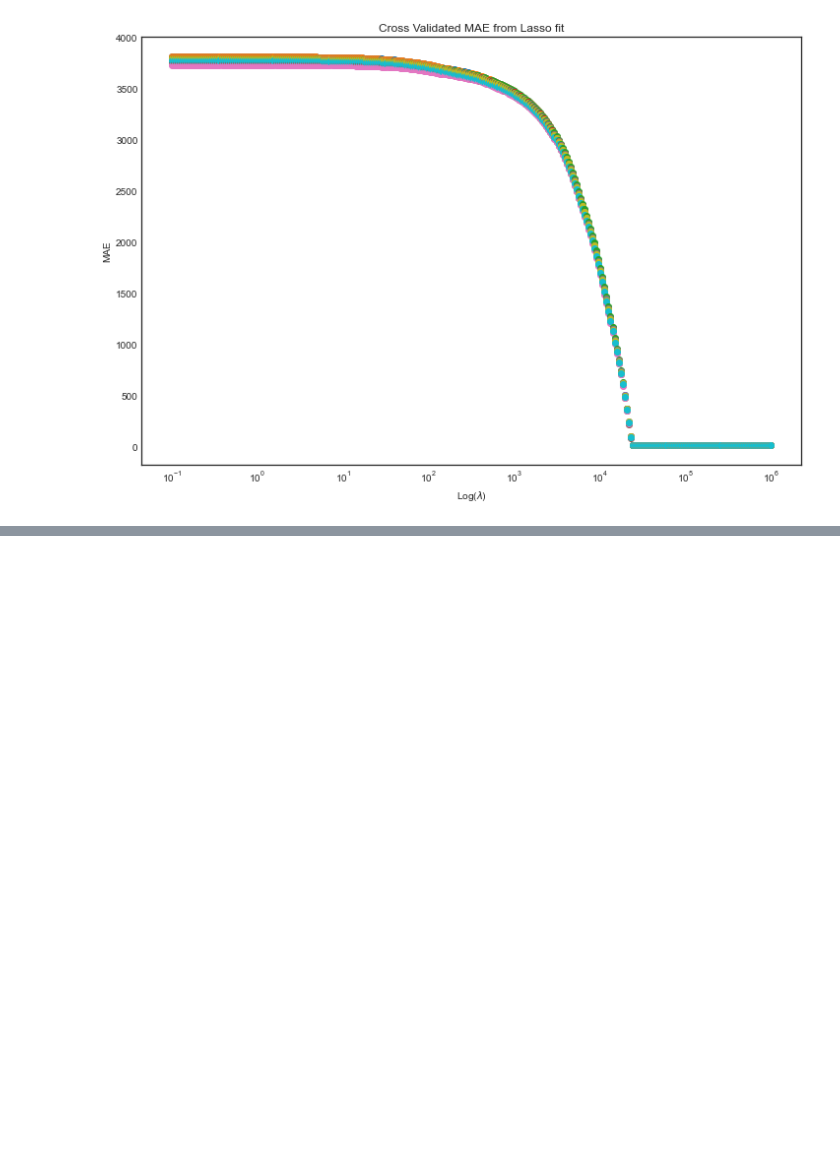
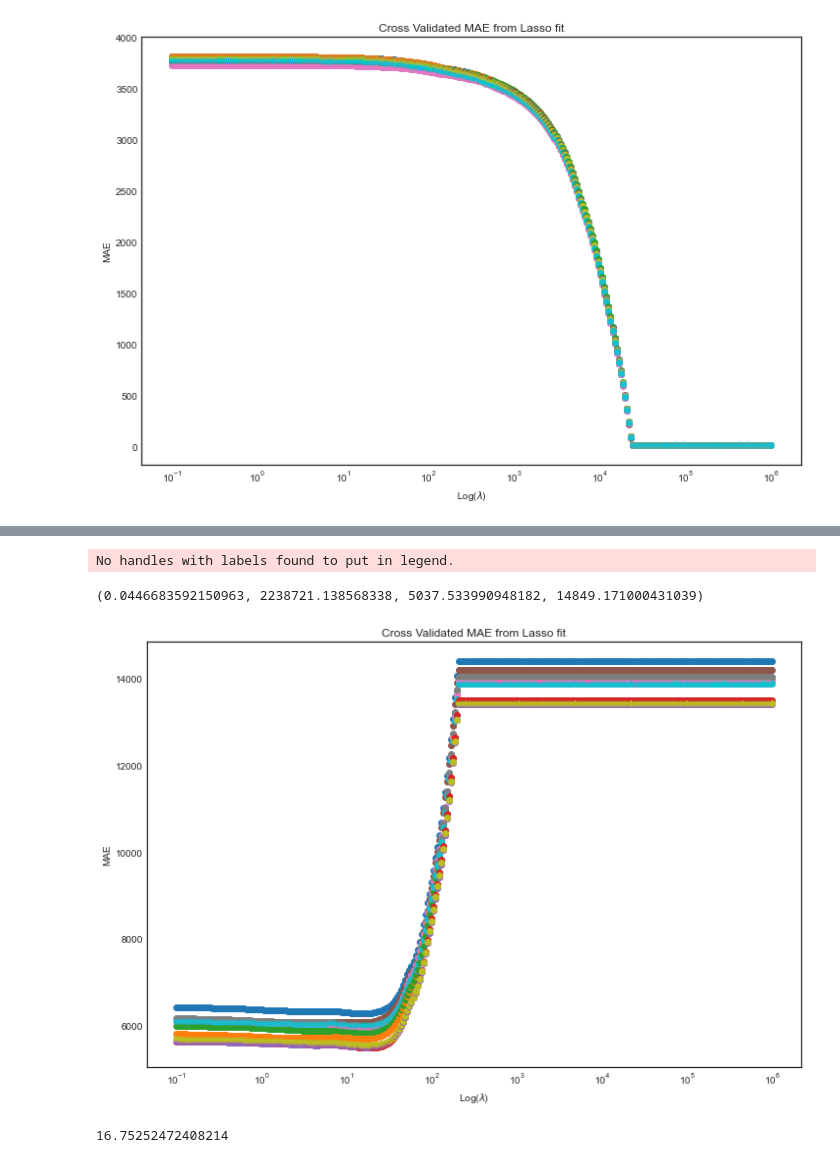
Before and after one commit to Sgipn/Airbnb_PricePred, a Jupyter notebook: notebooks/Lasso Regression.ipynb, the cells around one changed output, grey strips where cells are left out. Saved outputs shown, nothing was run; the diff lists cells and outputs as text; code cells hidden in the pictures; blank space fills up the shorter version.

```diff
--- a/notebooks/Lasso Regression.ipynb
+++ b/notebooks/Lasso Regression.ipynb
@@ -460,0 +495,32 @@ IndexError: index 32 is out of bounds for axis 0 with size 32
+# %%
+all_mae_sk, all_mse_sk, lamda = lambda_tune_SK(X_train,y_train)
+# %%
+# 10-fold CV: Plotting MAE against lamda (sk-lasso model)
+
+n = 300
+plt.figure(figsize = (12,8))
+
+for i in range(n):
+    for j in range(10):
+        plt.scatter(lamda[i], all_mae_sk[i][j])
+
+plt.xscale('log')
+plt.xlabel('Log($\\lambda$)')
+plt.ylabel('MAE')
+plt.title('Cross Validated MAE from Lasso fit')
+plt.legend()
+plt.axis('tight')
+# %% [output]
+No handles with labels found to put in legend.
+(0.0446683592150963, 2238721.138568338, 5037.533990948182, 14849.171000431039)
+[figure, added]
+# %%
+# Finding the minimum lamda value
+allmeans = list()
+for i in range(300):
+    allmeans.append(np.mean(all_mae_sk[i]))
+
+min_index = allmeans.index(min(allmeans))
+lamda[min_index]
+# %% [output]
+16.75252472408214
```
Also changed, not shown: parts of 35 cells of this notebook.
